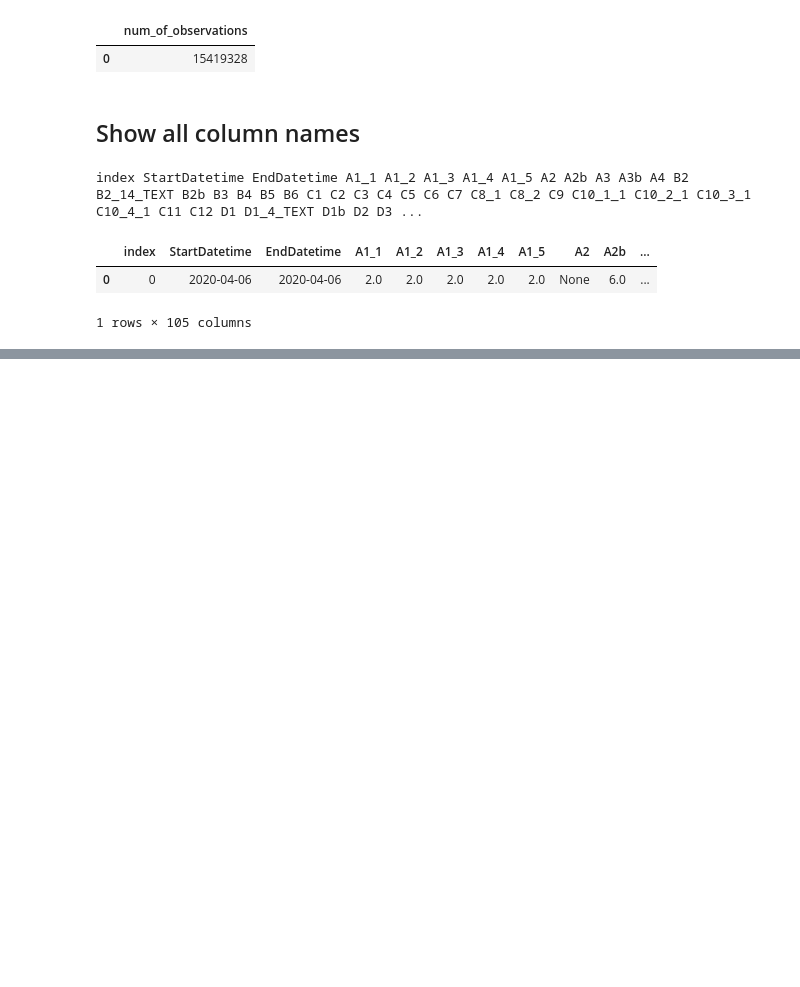
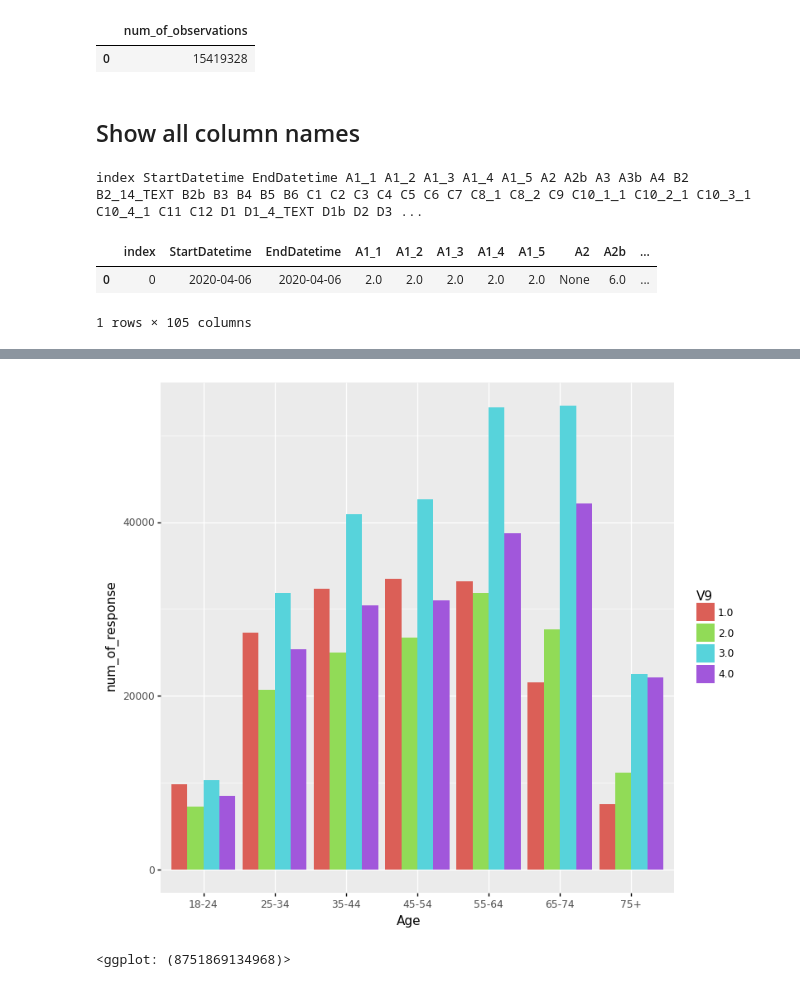
Before and after one commit to hdt-modeling/hdt-forecast, a Jupyter notebook: fb-survey/notebook/fb-explore.ipynb, the cells around one changed output, grey strips where cells are left out. Saved outputs shown, nothing was run; the diff lists cells and outputs as text; code cells hidden in the pictures; blank space fills up the shorter version.

```diff
--- a/fb-survey/notebook/fb-explore.ipynb
+++ b/fb-survey/notebook/fb-explore.ipynb
@@ -68,0 +183,28 @@ view
+# %%
+# Get a quick view on the data
+query = """
+    SELECT D2 as Age, V9, COUNT(*) as num_of_response
+    FROM survey
+    WHERE wave = 7 AND D2 != "NaN" AND V9 IS NOT NULL
+    GROUP BY D2, V9;
+"""
+view = pd.read_sql_query(query, engine)
+# Convert age
+view["Age"]= view["Age"].astype(int).astype(str)
+# %%
+# Rename all codes
+view.loc[view.Age == "1", 'Age'] = "18-24"
+view.loc[view.Age == "2", 'Age'] = "25-34"
+view.loc[view.Age == "3", 'Age'] = "35-44"
+view.loc[view.Age == "4", 'Age'] = "45-54"
+view.loc[view.Age == "5", 'Age'] = "55-64"
+view.loc[view.Age == "6", 'Age'] = "65-74"
+view.loc[view.Age == "7", 'Age'] = "75+"
+# %%
+(p9.ggplot(view, p9.aes(x='Age', y='num_of_response', fill='V9'))
+ + p9.geom_col(stat='identity', position='dodge')
+ + p9.theme(figure_size=(8, 8))
+)
+# %% [output]
+[figure, added]
+<ggplot: (8751869134968)>
```
Also changed, not shown: parts of 19 cells of this notebook, 2 other files.
